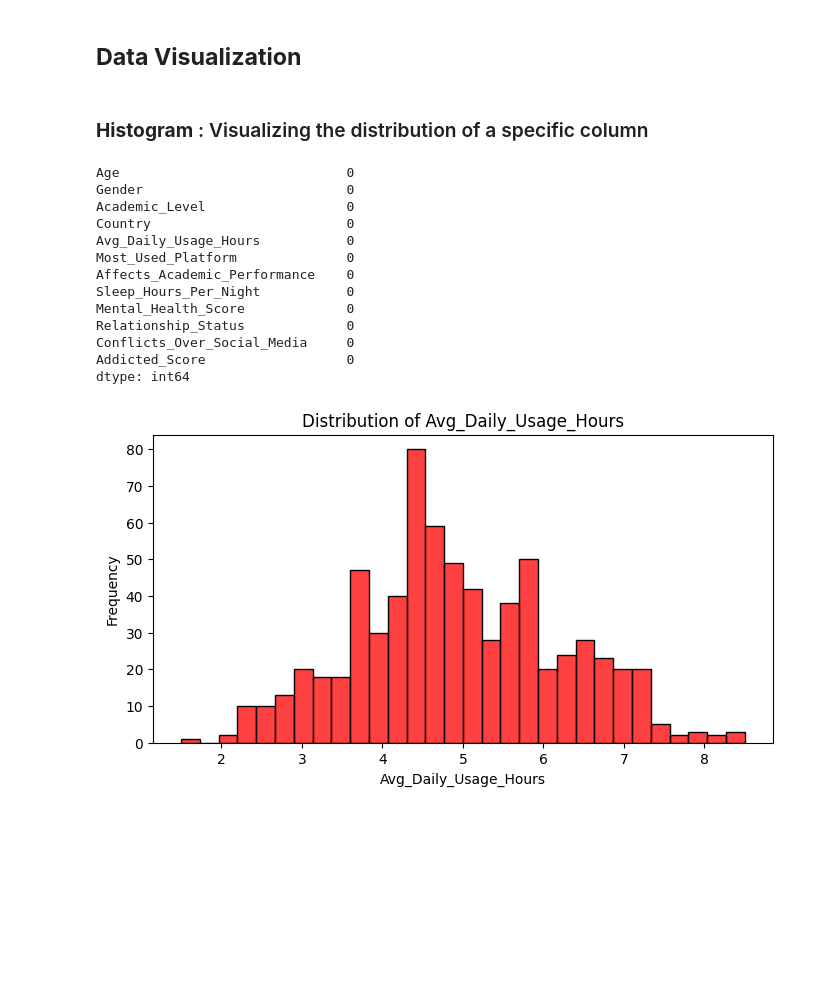
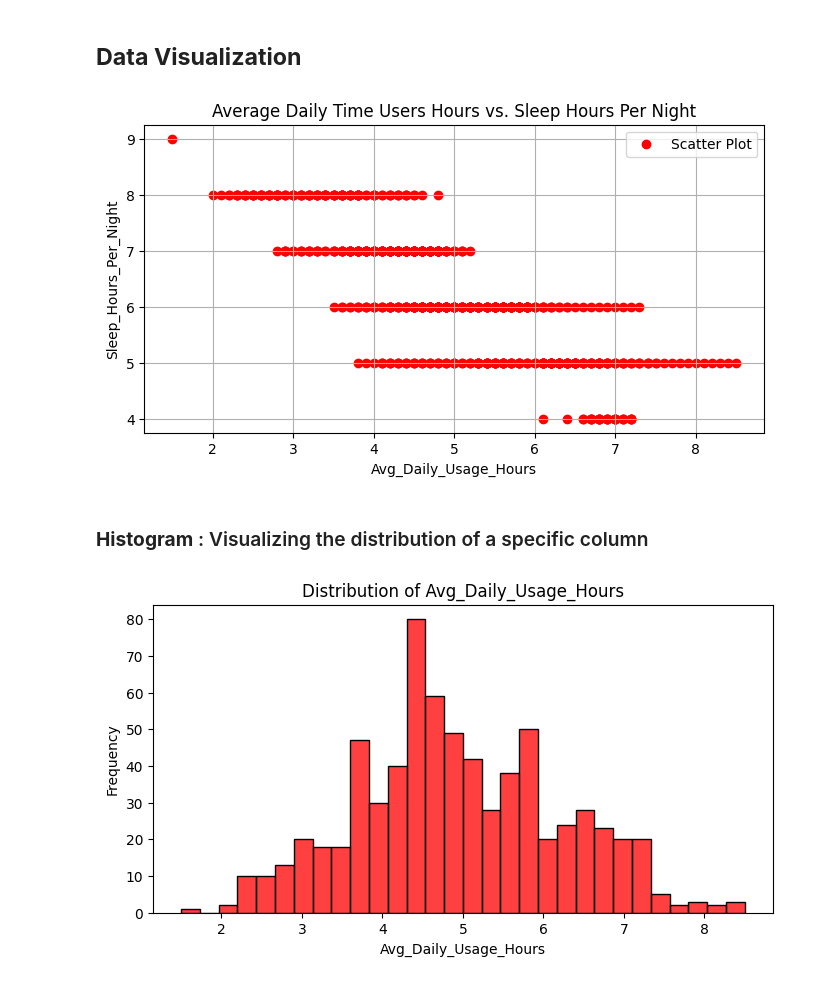
Before and after one commit to SyusufWaliyyi/FlexiSAF_Intership, a Jupyter notebook: week_5/week_5.ipynb, the cells around one changed output. Drawn from its saved outputs; the diff is of its cells as text; code cells hidden in the pictures; blank space fills up the shorter version.

```diff
--- a/week_5/week_5.ipynb
+++ b/week_5/week_5.ipynb
@@ -106,23 +151,19 @@ wee 5 to 8 in progress
 # %% [markdown]
 ## __Data Visualization__
+# %%
+# Scattwer plot of Average Daily Time Users Hours vs. Sleep Hours Per Night
+plt.figure(figsize=(8, 4))
+plt.scatter(df['Avg_Daily_Usage_Hours'], df['Mental_Health_Score'], color='red',  label='Scatter Plot')
+plt.title('Average Daily Time Users Hours vs. Sleep Hours Per Night')
+plt.xlabel('Avg_Daily_Usage_Hours')
+plt.ylabel('Sleep_Hours_Per_Night')
+plt.grid()
+plt.legend()
+plt.show()
+# %% [output]
+[figure, added]
 # %% [markdown]
 ### __Histogram__ : Visualizing the distribution of a specific column
-# %%
-df.isna().sum() # Total missing values
-# %% [output]
-Age                             0
-Gender                          0
-Academic_Level                  0
-Country                         0
-Avg_Daily_Usage_Hours           0
-Most_Used_Platform              0
-Affects_Academic_Performance    0
-Sleep_Hours_Per_Night           0
-Mental_Health_Score             0
-Relationship_Status             0
-Conflicts_Over_Social_Media     0
-Addicted_Score                  0
-dtype: int64
 # %%
 # Visualizing the distribution of a Avg_Daily_Usage_Hours
 plt.figure(figsize=(8, 4))
```
Also changed, not shown: parts of 6 cells of this notebook, 1 other file.
